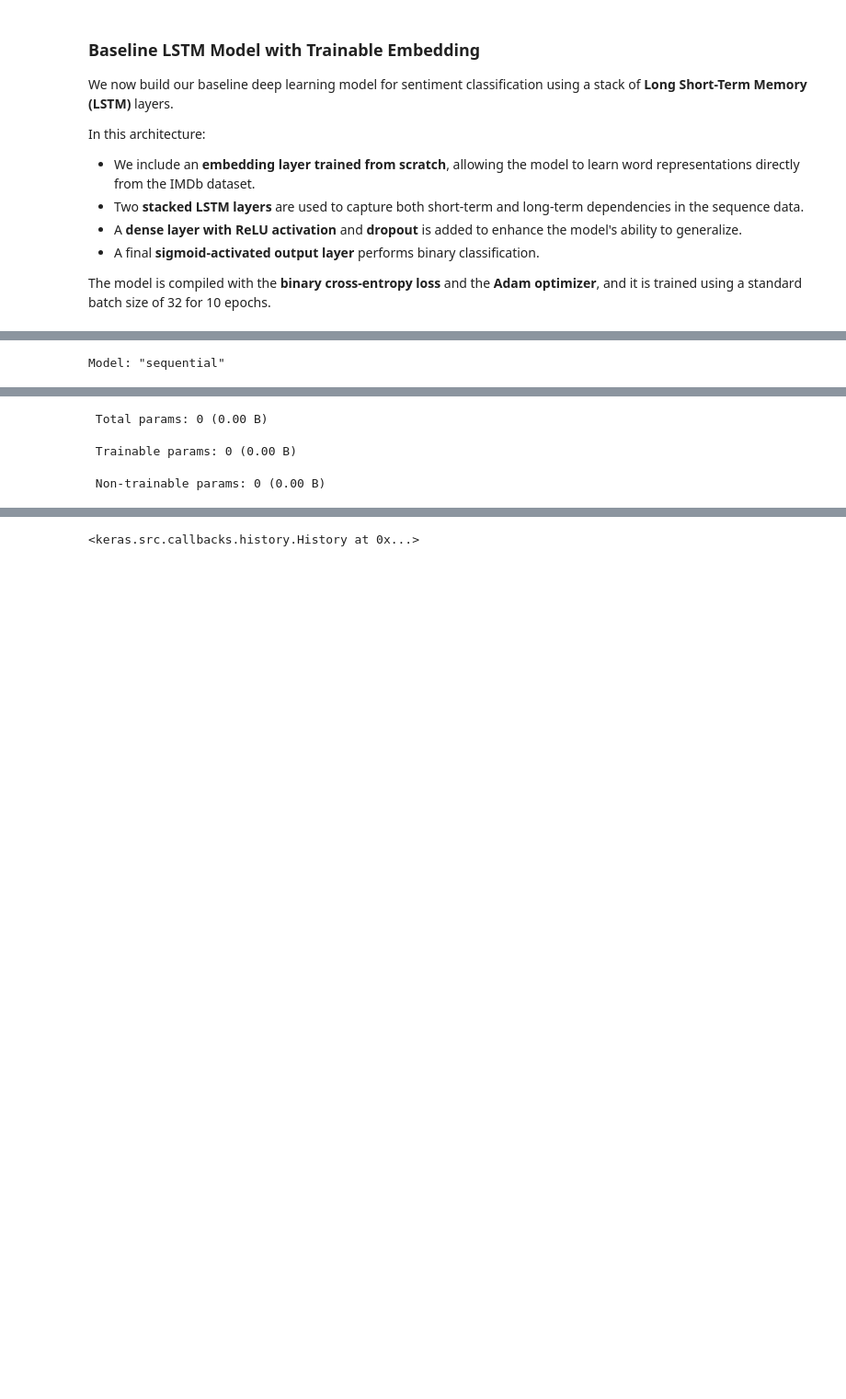
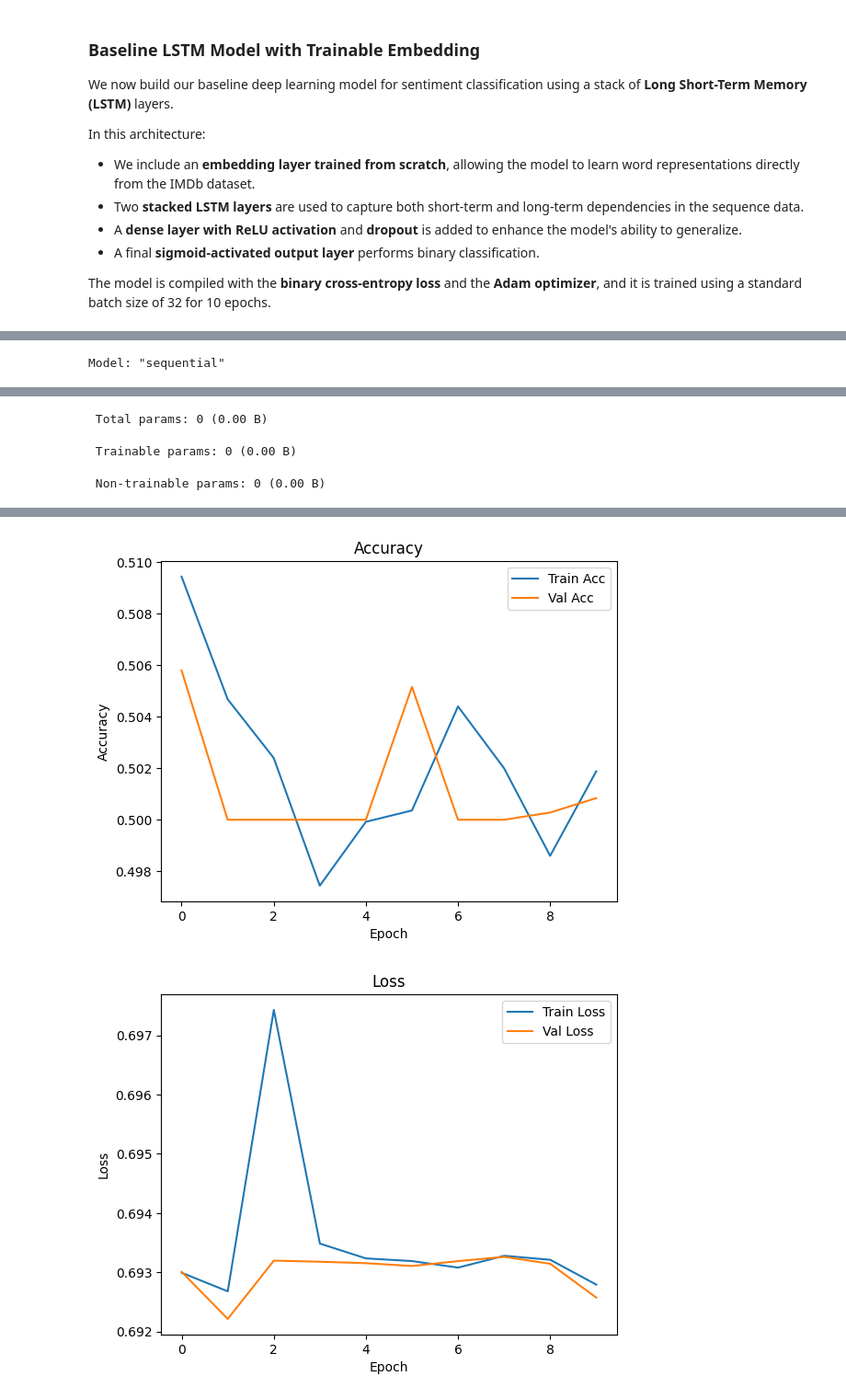
Before and after one commit to g1armando/IMDb-sentiment-analysis, a Jupyter notebook: IMDb Sentiment Analysis.ipynb, the cells around one changed output, grey strips where cells are left out. Shown: that part at 92% size. Drawn from its saved outputs; the diff is of its cells as text; code cells hidden in the pictures; blank space fills up the shorter version.

```diff
--- a/IMDb Sentiment Analysis.ipynb
+++ b/IMDb Sentiment Analysis.ipynb
@@ -97,14 +123,48 @@ model = Sequential([
     Dense(1, activation='sigmoid')
 ])
 
+# Use Adam optimizer with gradient clipping and reduced learning rate
+optimizer = Adam(learning_rate=1e-4, clipnorm=1.0)
+
 # Compile the model
-model.compile(loss='binary_crossentropy', optimizer='adam', metrics=['accuracy'])
+model.compile(loss='binary_crossentropy', optimizer=optimizer, metrics=['accuracy'])
 
 # Display model summary
 model.summary()
 
+start_time = time.time()
+
 # Train the model
 batch_size = 32
 epochs = 10
-model.fit(x_train, y_train, epochs=epochs, batch_size=batch_size, validation_data=(x_test, y_test))
+history = model.fit(
+    x_train, y_train,
+    epochs=epochs,
+    batch_size=batch_size,
+    validation_data=(x_test, y_test)
+)
+
+end_time = time.time()
+
+elapsed_time = end_time - start_time
+print(f"\nTraining time: {elapsed_time:.2f} seconds")
+
+# Plotting training history
+# Accuracy
+plt.plot(history.history['accuracy'], label='Train Acc')
+plt.plot(history.history['val_accuracy'], label='Val Acc')
+plt.title('Accuracy')
+plt.xlabel('Epoch')
+plt.ylabel('Accuracy')
+plt.legend()
+plt.show()
+
+# Loss
+plt.plot(history.history['loss'], label='Train Loss')
+plt.plot(history.history['val_loss'], label='Val Loss')
+plt.title('Loss')
+plt.xlabel('Epoch')
+plt.ylabel('Loss')
+plt.legend()
+plt.show()
 # %% [output]
@@ -151 +208,2 @@ Epoch 10/10
-<keras.src.callbacks.history.History at 0x...>
+[figure, added]
+[figure, added]
```
Also changed, not shown: parts of 8 cells of this notebook.
